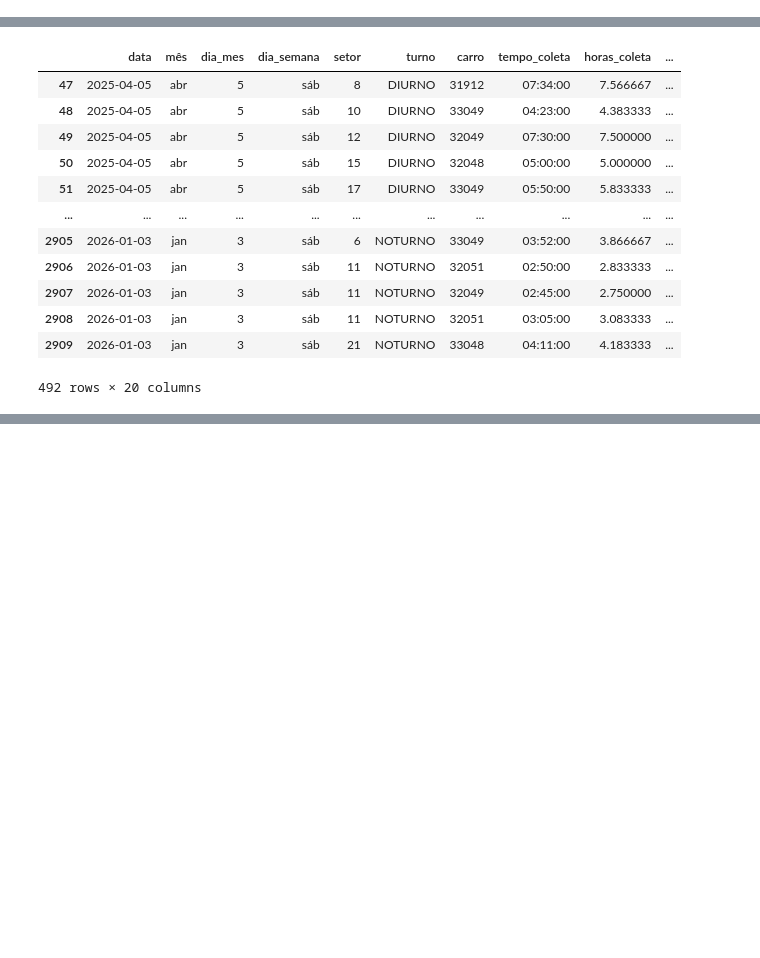
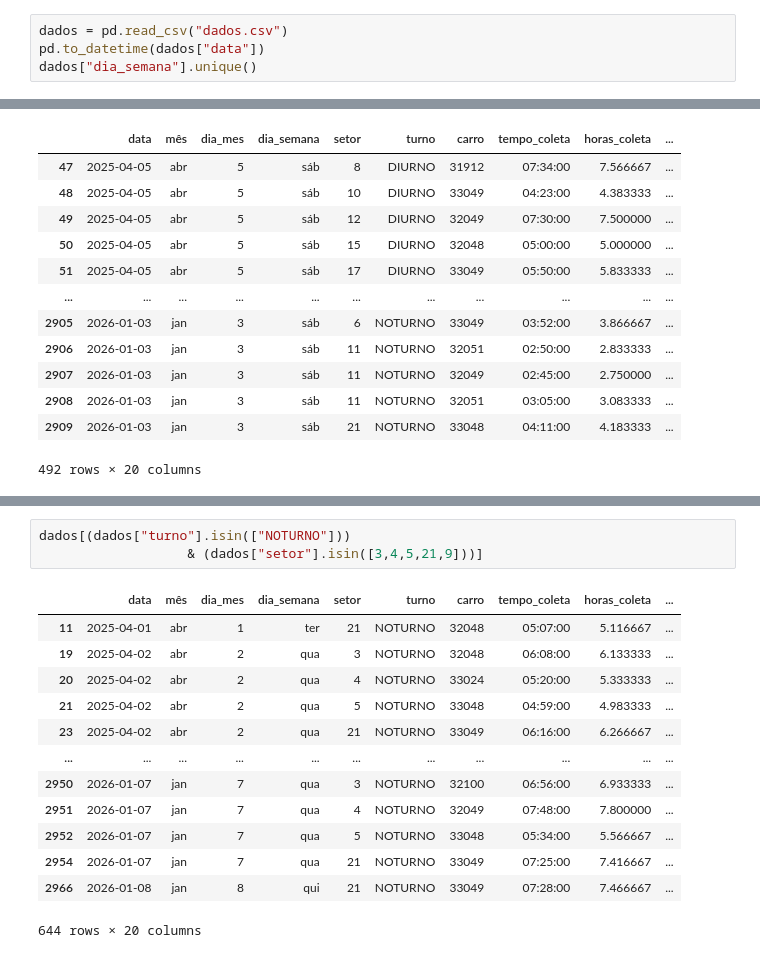
Before and after one commit to Schummy07/monitoramento, a Jupyter notebook: funcs.ipynb, the cells around one changed output, grey strips where cells are left out. Cells and saved outputs as stored; diff of their text form; blank space fills up the shorter version.

```diff
--- a/funcs.ipynb
+++ b/funcs.ipynb
@@ -10,3 +11,7 @@ import os
 df = pd.read_excel("dados.xlsx", sheet_name = "Dados")
 df["data"] = pd.to_datetime(df["data"], dayfirst=True, errors = "coerce", format = "mixed")
 df.to_csv("dados.csv", index = False)
+# %%
+dados = pd.read_csv("dados.csv")
+pd.to_datetime(dados["data"])
+dados["dia_semana"].unique()
@@ -184,0 +252,17 @@ df[df["dia_semana"]=="sáb"]
+# %%
+dados[(dados["turno"].isin(["NOTURNO"]))
+                   & (dados["setor"].isin([3,4,5,21,9]))]
+# %% [output]
+|  | data | mês | dia_mes | dia_semana | setor | turno | carro | tempo_coleta | horas_coleta | ... |
+| 11 | 2025-04-01 | abr | 1 | ter | 21 | NOTURNO | 32048 | 05:07:00 | 5.116667 | ... |
+| 19 | 2025-04-02 | abr | 2 | qua | 3 | NOTURNO | 32048 | 06:08:00 | 6.133333 | ... |
+| 20 | 2025-04-02 | abr | 2 | qua | 4 | NOTURNO | 33024 | 05:20:00 | 5.333333 | ... |
+| 21 | 2025-04-02 | abr | 2 | qua | 5 | NOTURNO | 33048 | 04:59:00 | 4.983333 | ... |
+| 23 | 2025-04-02 | abr | 2 | qua | 21 | NOTURNO | 33049 | 06:16:00 | 6.266667 | ... |
+| ... | ... | ... | ... | ... | ... | ... | ... | ... | ... | ... |
+| 2950 | 2026-01-07 | jan | 7 | qua | 3 | NOTURNO | 32100 | 06:56:00 | 6.933333 | ... |
+| 2951 | 2026-01-07 | jan | 7 | qua | 4 | NOTURNO | 32049 | 07:48:00 | 7.800000 | ... |
+| 2952 | 2026-01-07 | jan | 7 | qua | 5 | NOTURNO | 33048 | 05:34:00 | 5.566667 | ... |
+| 2954 | 2026-01-07 | jan | 7 | qua | 21 | NOTURNO | 33049 | 07:25:00 | 7.416667 | ... |
+| 2966 | 2026-01-08 | jan | 8 | qui | 21 | NOTURNO | 33049 | 07:28:00 | 7.466667 | ... |
+644 rows × 20 columns
```
Also changed, not shown: parts of 16 cells of this notebook, 3 other files.
